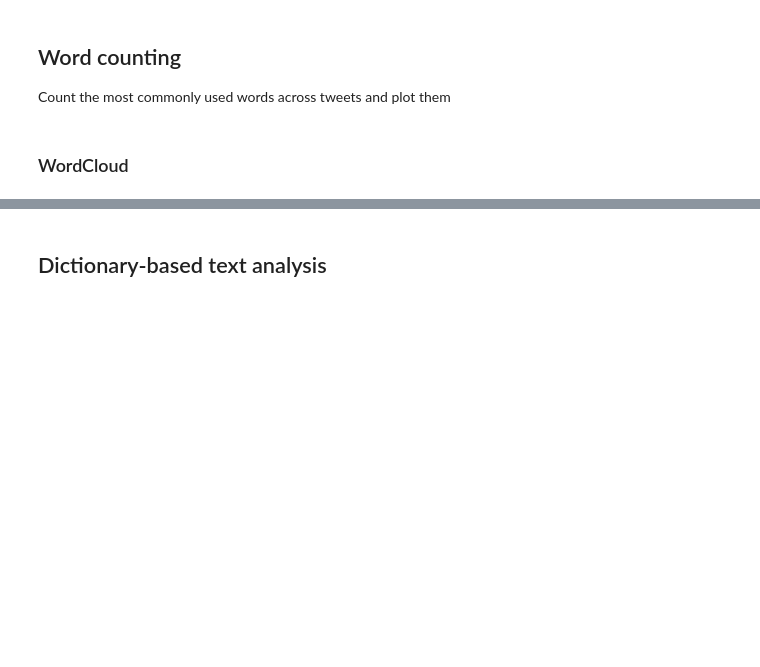
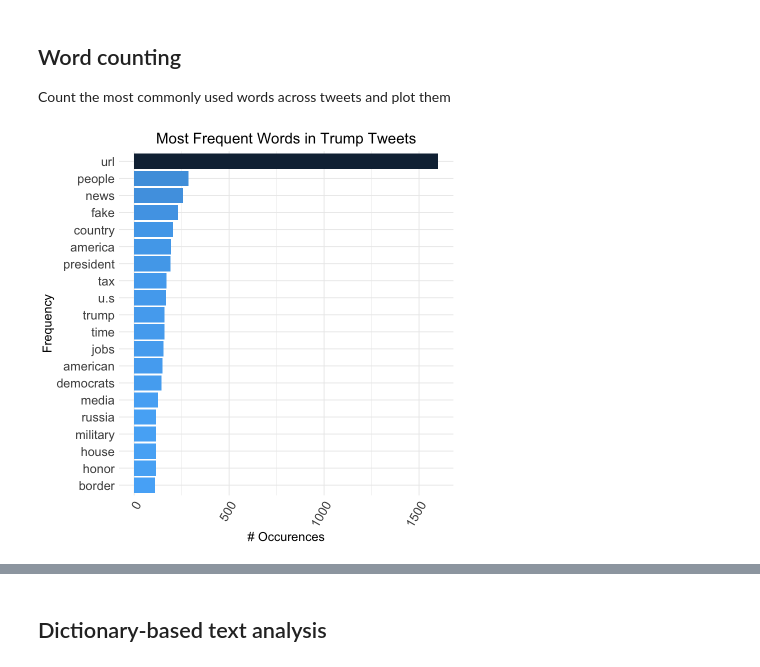
Before and after one commit to MindyChang/text-analysis-workshop, a Jupyter notebook: index.ipynb, the cells around one changed output, grey strips where cells are left out. Cells and saved outputs as stored; diff of their text form; code cells hidden in the pictures; blank space fills up the shorter version.

Commit message:
add bigrams and stopwords and plot function

```diff
--- a/index.ipynb
+++ b/index.ipynb
@@ -165,14 +199,12 @@ Common words such as “the”, “and”, “bot”, “for”, “is”, etc.
 
 #load stop_words
 data("stop_words")
+custom_stop_words <- bind_rows(stop_words,
+                               tibble(word = c("url","rt","t.co","amp"),
+                                          lexicon = "custom"))
 
 # remove stopwords and other insignificant words from tidy_trump_tweets
 tidy_trump_tweets <-
    tidy_trump_tweets %>%
-      anti_join(stop_words) %>%
-        filter(!(word=="https"|
-                 word=="rt"|
-                 word=="t.co"|
-                 word=="amp" |
-                 word=="url"))
+      anti_join(stop_words)
 head(tidy_trump_tweets)
@@ -206,17 +253,28 @@ top_words<-
 # %%
-# plot the top 20 most frequently used words
+# count word frequencies and sort in descending order
+top_words<-
+   tidy_trump_tweets %>%
+    count(word) %>%
+        arrange(desc(n))
+
+# plot the 20 most frequently used words
+plot_frequent_words <- function(word_counts) {
+    word_counts %>%
+        ggplot(aes(x=n, y=reorder(word, n), fill=-n))+
+          geom_bar(stat="identity")+
+            theme_minimal()+
+            theme(axis.text.x = element_text(angle = 60, hjust = 1, size=15),
+                  axis.text.y = element_text(hjust = 1, size=15),
+                  axis.title = element_text(size=15),
+                  plot.title = element_text(hjust = 0.5, size=18))+
+                ylab("Frequency")+
+                xlab("# Occurences")+
+                ggtitle("Most Frequent Words in Trump Tweets")+
+                guides(fill=FALSE)
+}
+
 top_words %>%
   slice(1:20) %>%
-    ggplot(aes(x=reorder(word, -n), y=n, fill=word))+
-      geom_bar(stat="identity")+
-        theme_minimal()+
-        theme(axis.text.x =
-            element_text(angle = 60, hjust = 1, size=13))+
-        theme(plot.title =
-            element_text(hjust = 0.5, size=18))+
-          ylab("Frequency")+
-          xlab("")+
-          ggtitle("Most Frequent Words in Trump Tweets")+
-          guides(fill=FALSE)
+    plot_frequent_words()
+# %% [output]
+[figure, added]
-# %% [markdown]
-### WordCloud
```
Also changed, not shown: parts of 26 cells of this notebook.
